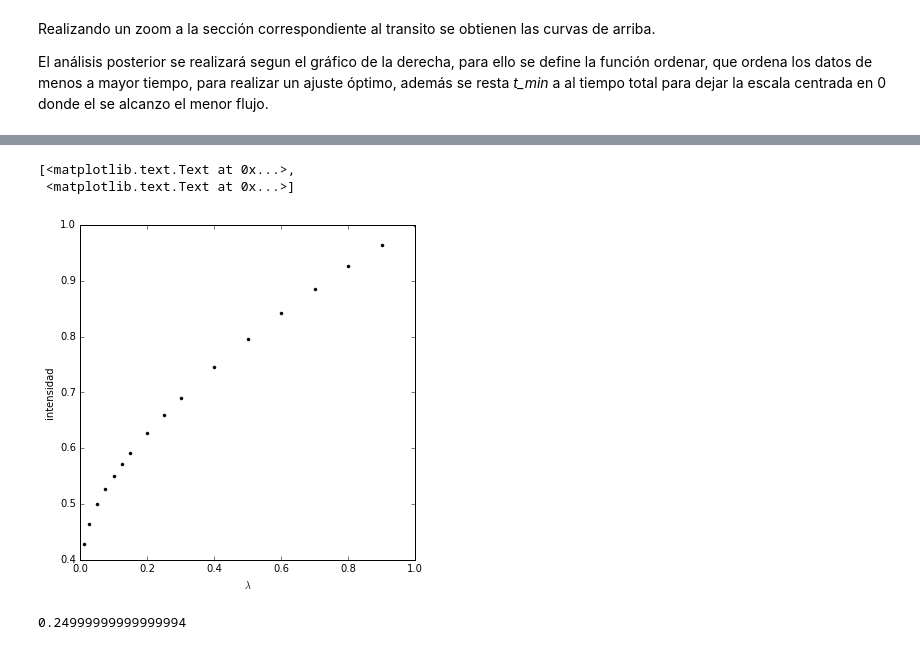
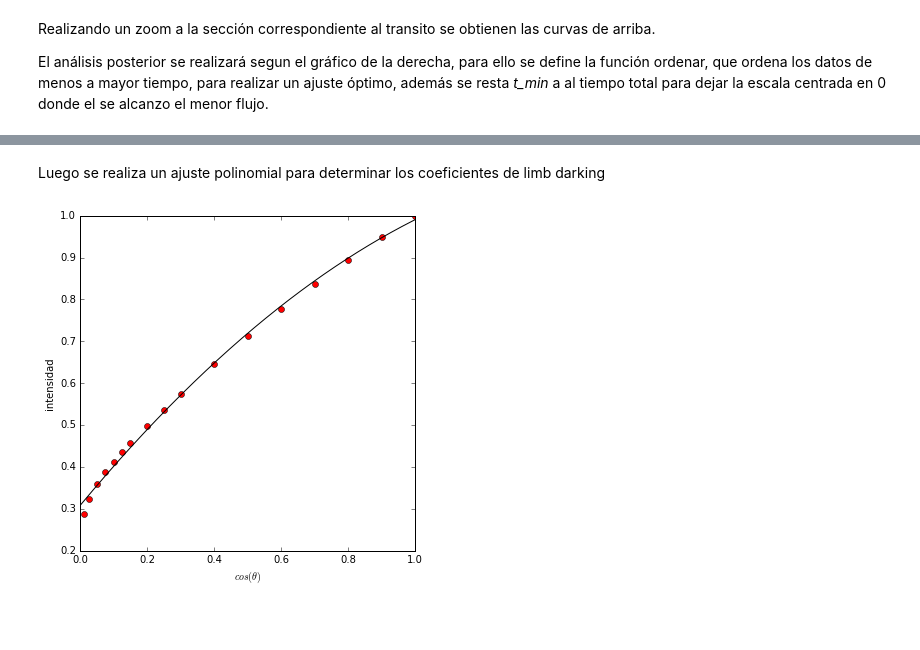
Before and after one commit to Pedro73/Astro-Exp, a Jupyter notebook: Tarea 2/Parte II/Proyecto 4.ipynb, the cells around one changed output, grey strips where cells are left out. Cells and saved outputs as stored; diff of their text form; code cells hidden in the pictures; blank space fills up the shorter version.

```diff
--- a/Tarea 2/Parte II/Proyecto 4.ipynb
+++ b/Tarea 2/Parte II/Proyecto 4.ipynb
@@ -274,0 +274,13 @@ t0: 0.0894356703903
+# %%
+data = np.loadtxt('kepler_params')
+
+ajuste1 = interp1d(data[:,0],data[:,1], kind='cubic')
+
+min_l = np.min(data[:,0])
+max_l = np.max(data[:,0])
+l = np.linspace(min_l, max_l, 1000)
+
+fig, ax = plt.subplots(ncols=1, nrows=1, figsize=[6, 6])
+ax.plot(l,ajuste1(l),'-k')
+ax.plot(data[:,0],data[:,1],'or')
+ax.set(xlabel='longitud de onda [nm]', ylabel='intensidad')
@@ -275,23 +291,42 @@ t0: 0.0894356703903
+# %% [markdown]
+Luego se realiza un ajuste polinomial para determinar los coeficientes de limb darking
 # %%
-data = np.loadtxt('grav_4.5_lh_1.25.dat',comments='#')
+data = np.loadtxt('grav_4.5_lh_1.25.dat',comments='#') #archivo con el modelo de ATLAS9
 inten = []
-long_onda = data[:,0]
-inten.append(data[:,1])
+long_onda = []
+
+aux = []
+for element in data:
+    if element[0] > min_l and element[0] < max_l:
+        aux.append(element)
+
+aux = np.array(aux)
+
+long_onda = aux[:,0]
+inten.append(aux[:,1])
 for i in range(2,18):
-    inten.append( data[:,i]*1e-5*data[:,1])
+    inten.append( aux[:,i]*1e-5*aux[:,1])
 
 inten=np.array(inten)
-inten = np.average(inten,axis=1)
+inten = np.average(inten,axis=1,weights=ajuste1(long_onda))
 cos_theta = [1.0,0.9,0.8,0.7,0.6,0.5,0.4,0.3,0.25,0.2,0.15,0.125,0.1,0.075,0.05,0.025,0.01]
+cos_theta = np.array(cos_theta)
 
 fig, ax = plt.subplots(ncols=1, nrows=1, figsize=[6, 6])
-ax.plot(cos_theta,inten/inten[0],'.k')
-ax.set(xlabel='$\lambda$', ylabel='intensidad')
+ax.plot(cos_theta,inten/inten[0],'or')
+ax.set(xlabel='$cos( \\theta ) $', ylabel='intensidad')
+
+#==========esto no lo entendi bien===================
+ajuste2 = np.polyfit(1-cos_theta,inten/inten[0],2)
+mu = np.linspace(0,1,1000)
+f = np.poly1d(ajuste2)
+inten2 = f(1-mu)
+
+ax.plot(mu,inten2,'-k')
+
+u1 = -ajuste2[1]
+u2 = -ajuste2[0]
+#=======pedi ayuda para implementarlo================
+#Maty B.
 # %% [output]
-[<matplotlib.text.Text at 0x...>,
- <matplotlib.text.Text at 0x...>]
-[figure, old version]
+[figure, new version]
-# %%
-(np.sin(np.pi/6))**2
-# %% [output]
-0.24999999999999994
```
Also changed, not shown: parts of 13 cells of this notebook, 3 other files.
